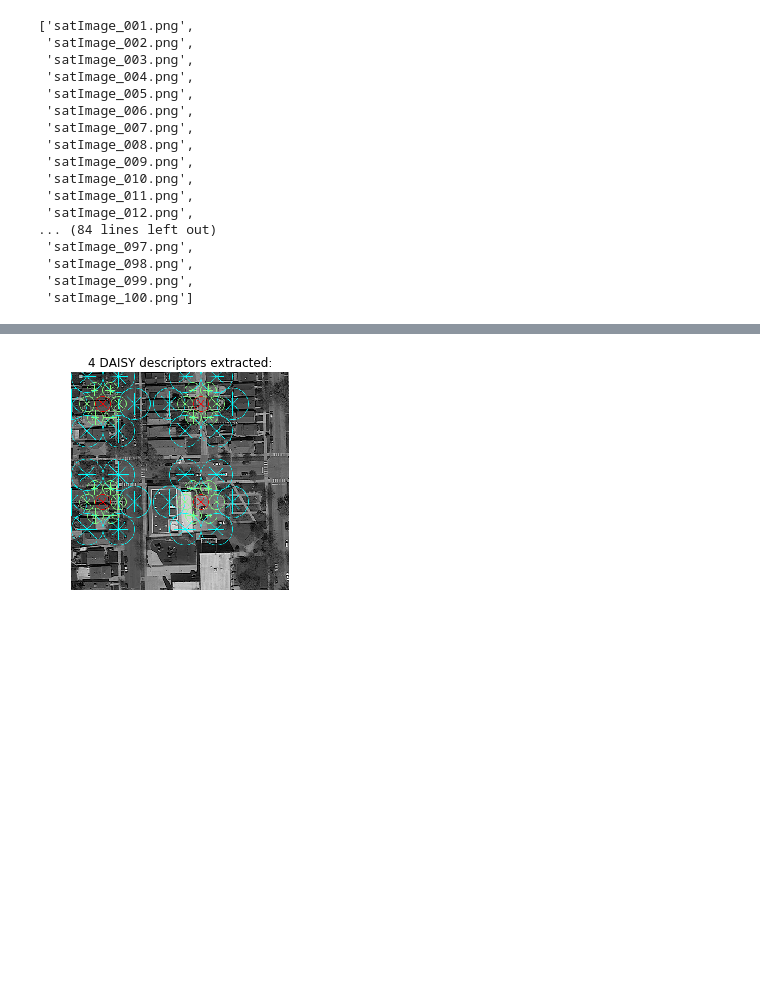
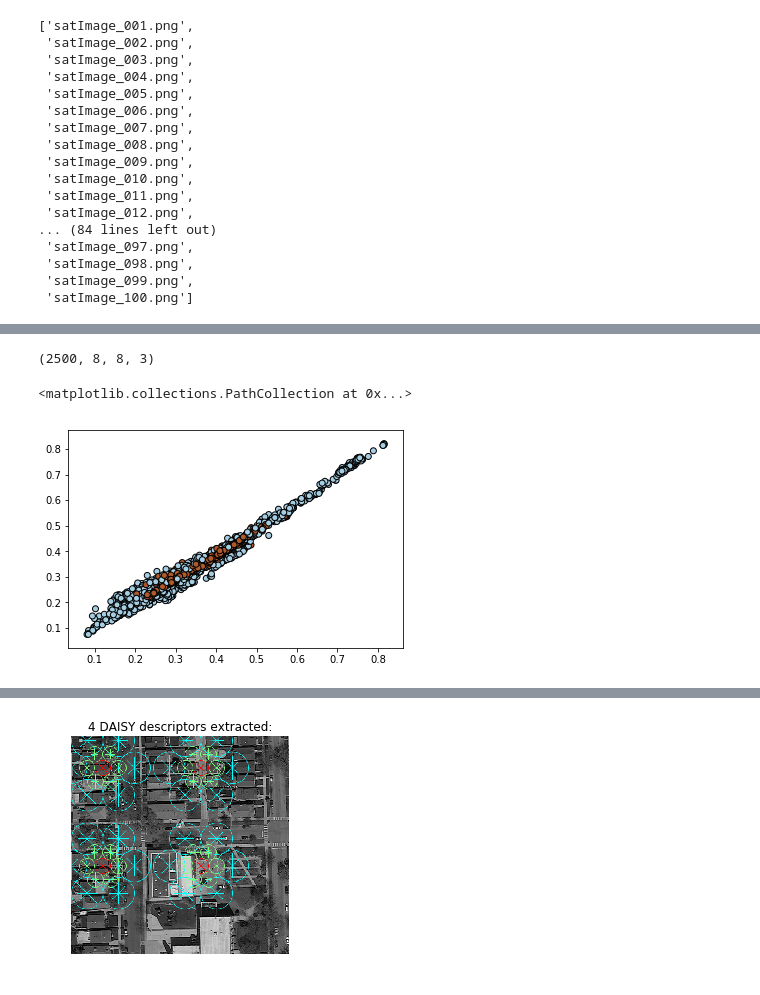
Before and after one commit to LucaZampieri/LMO_ML, a Jupyter notebook: project2/project_Matteo/pre_processing_1.ipynb, the cells around one changed output, grey strips where cells are left out. Saved outputs shown, nothing was run; the diff lists cells and outputs as text; code cells hidden in the pictures; blank space fills up the shorter version.

```diff
--- a/project2/project_Matteo/pre_processing_1.ipynb
+++ b/project2/project_Matteo/pre_processing_1.ipynb
@@ -199,0 +295,10 @@ for i in range(len(img_patches)):
+# %%
+#predictions on train
+img_idx = 1
+Xi = extract_img_features(image_dir + files[img_idx],n_features)
+Zi = neigh.predict(Xi)
+plt.scatter(Xi[:, 0], Xi[:, 1],c=Zi, edgecolors='k', cmap=plt.cm.Paired)
+# %% [output]
+(2500, 8, 8, 3)
+<matplotlib.collections.PathCollection at 0x...>
+[figure, added]
```
Also changed, not shown: parts of 25 cells of this notebook, 13 other files.
